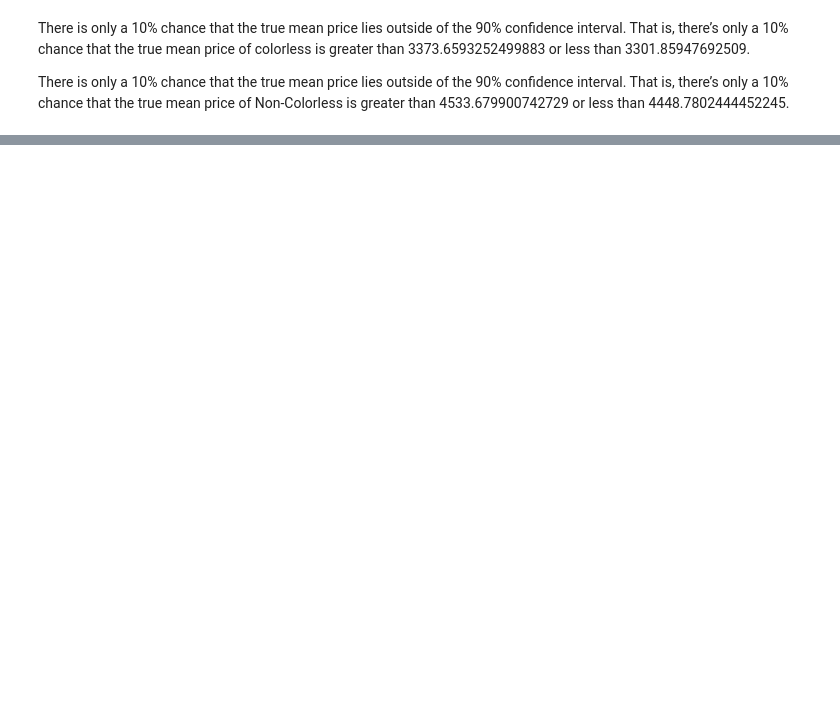
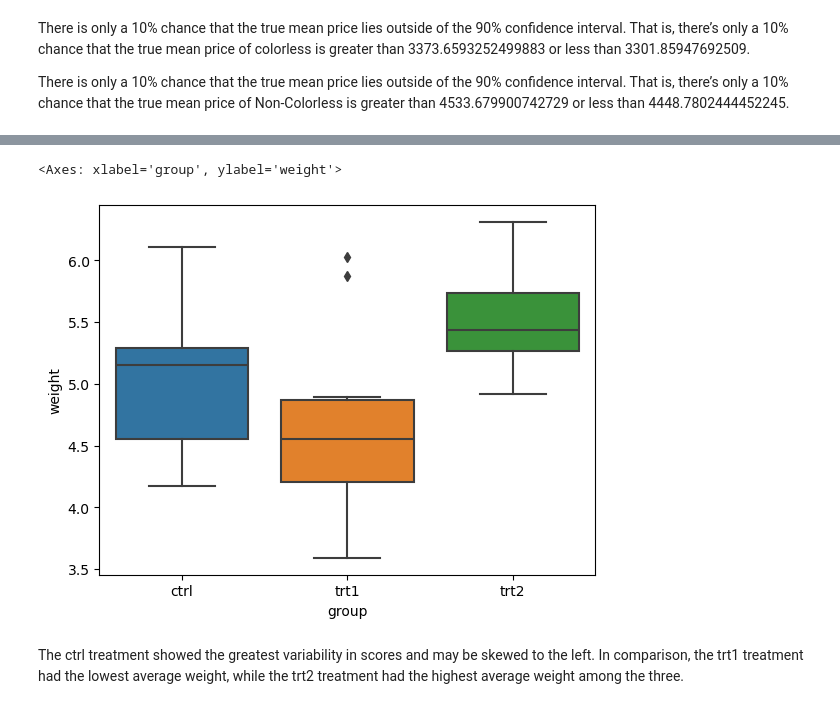
Before and after one commit to helencosta4/Stats-CA2, a Jupyter notebook: CA2.ipynb, the cells around one changed output, grey strips where cells are left out. Cells and saved outputs as stored; diff of their text form; code cells hidden in the pictures; blank space fills up the shorter version.

```diff
--- a/CA2.ipynb
+++ b/CA2.ipynb
@@ -361,0 +471,5 @@ There is only a 10% chance that the true mean price lies outside of the 90% conf
+# %%
+from pydataset import data
+import pandas as pd
+
+plantg = data('PlantGrowth')
@@ -361,0 +533,7 @@ There is only a 10% chance that the true mean price lies outside of the 90% conf
+# %%
+sns.boxplot(x='group',y='weight',data=plantg)
+# %% [output]
+<Axes: xlabel='group', ylabel='weight'>
+[figure, added]
+# %% [markdown]
+The ctrl treatment showed the greatest variability in scores and may be skewed to the left. In comparison, the trt1 treatment had the lowest average weight, while the trt2 treatment had the highest average weight among the three.
```
Also changed, not shown: parts of 78 cells of this notebook, 1 other file.
